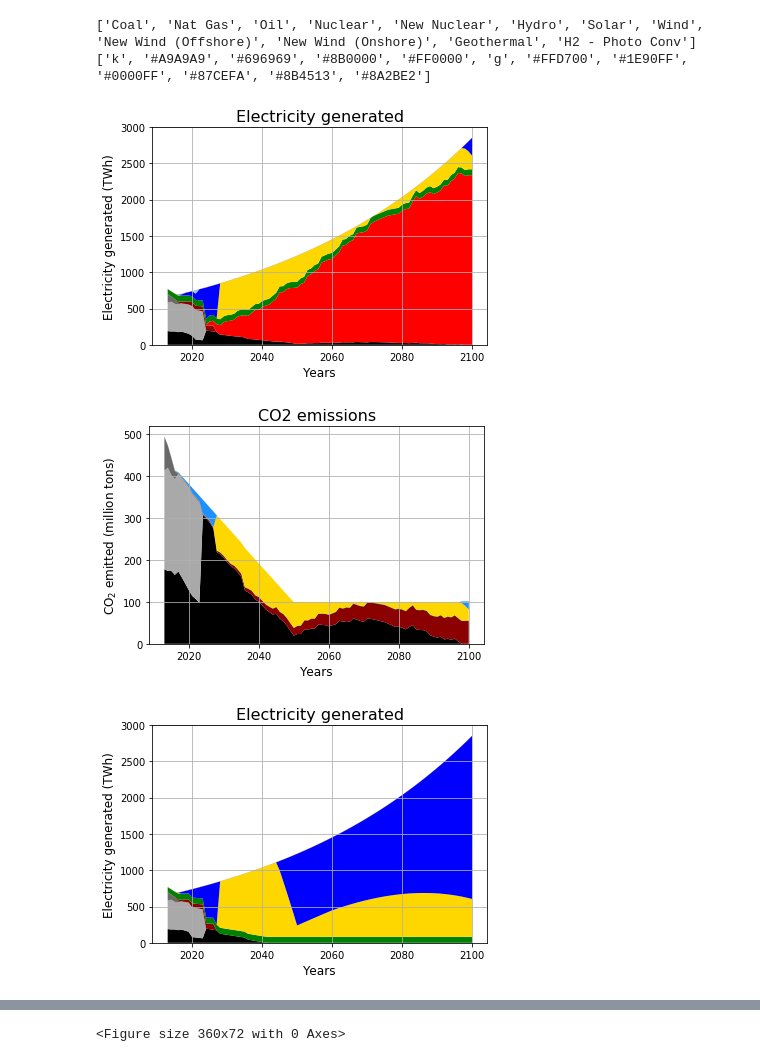
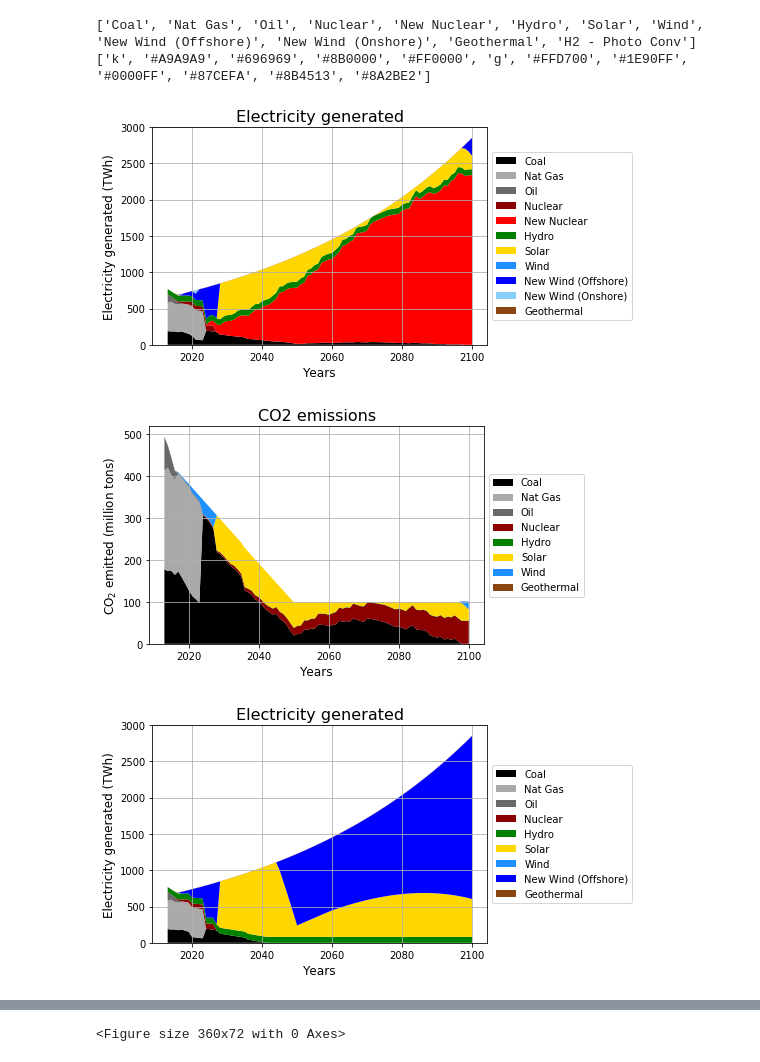
Before and after one commit to arfc/i2cner, a Jupyter notebook: doc/2019-01-poster/presentation/images/plotter.ipynb, the cells around one changed output, grey strips where cells are left out. Cells and saved outputs as stored; diff of their text form; code cells hidden in the pictures.

```diff
--- a/doc/2019-01-poster/presentation/images/plotter.ipynb
+++ b/doc/2019-01-poster/presentation/images/plotter.ipynb
@@ -55,7 +55,7 @@ for k in range(4):
 
     fig, ax = plt.subplots()
     ax.stackplot(x,y/1000.0,colors=colours)
-    #ax.legend(labels,loc='center left',bbox_to_anchor=(1,0.5),prop={'size': 10})
+    ax.legend(labels,loc='center left',bbox_to_anchor=(1,0.5),prop={'size': 10})
     plt.xlabel('Years',fontsize='12')
     plt.ylabel(yax1,fontsize='12')
     plt.title(title1,fontsize='16')
@@ -92,7 +92,7 @@ for k in range(4):
 
     fig2, ax2 = plt.subplots()
     ax2.stackplot(x2,y2,colors=colours2)
-    #ax2.legend(labels2,loc='center left',bbox_to_anchor=(1,0.5),prop={'size': 10})
+    ax2.legend(labels2,loc='center left',bbox_to_anchor=(1,0.5),prop={'size': 10})
     plt.xlabel('Years',fontsize='12')
     plt.ylabel(yax2,fontsize='12')
     plt.title(title2,fontsize='16')
@@ -107,40 +107,41 @@ fig3 = plt.figure(figsize=(5,1))
 patches = [
     mpatches.Patch(color=color, label=label)
     for label, color in zip(mleg, mcol)]
-fig3.legend(patches, mleg, loc='center', frameon=False,ncol=int(len(mleg)/3),fontsize='large')
-fig3.savefig('legend.png', format='png', dpi=1000,bbox_inches='tight')
+#fig3.legend(patches, mleg, loc='center', frameon=False,ncol=int(len(mleg)/3),fontsize='large')
+#fig3.savefig('legend.png', format='png', dpi=1000,bbox_inches='tight')
 
 wb=xlrd.open_workbook('cost.xlsx')
 sheet1 = wb.sheet_by_index(0)
 r1=int(sheet1.nrows)
 c1=int(sheet1.ncols)
 
 labels4=[]
 colours4=[]
 x4=[2017,2040,2050,2060,2100]
 y4=np.zeros((r1-1,c1-2))
 for i in range(1,r1):
     colours4.append(str(sheet1.cell_value(i,0)))
     labels4.append(sheet1.cell_value(i,1))
 for i in range(2,c1):
     for j in range(1,r1):
         if type(sheet1.cell_value(j,i)) == float:
             y4[j-1,i-2]=sheet1.cell_value(j,i)
         else:
             y4[j-1,i-2]=None
 
 fig4, ax4 = plt.subplots()
 ax4.plot(x4,y4[0,:],color=colours4[0],marker='o')
 ax4.plot(x4,y4[1,:],color=colours4[1],marker='o')
 ax4.plot(x4,y4[2,:],color=colours4[2],marker='o')
 plt.xlabel('Years',fontsize='12')
 plt.ylabel('Levelized cost(Million $/GWh)',fontsize='10')
+ax4.legend(labels4,loc='center left',bbox_to_anchor=(1,0.5),prop={'size': 10})
 plt.title('Cost variation',fontsize='16')
 plt.grid(True)
 fig4.savefig('cost.png', format='png', dpi=1000,bbox_inches='tight')
 # %% [output]
 ['Coal', 'Nat Gas', 'Oil', 'Nuclear', 'New Nuclear', 'Hydro', 'Solar', 'Wind', 'New Wind (Offshore)', 'New Wind (Onshore)', 'Geothermal', 'H2 - Photo Conv']
 ['k', '#A9A9A9', '#696969', '#8B0000', '#FF0000', 'g', '#FFD700', '#1E90FF', '#0000FF', '#87CEFA', '#8B4513', '#8A2BE2']
-[figure, old version]
+[figure, new version]
-[figure, old version]
+[figure, new version]
-[figure, old version]
+[figure, new version]
```
Also changed, not shown: parts of 1 cell of this notebook, 21 other files.
